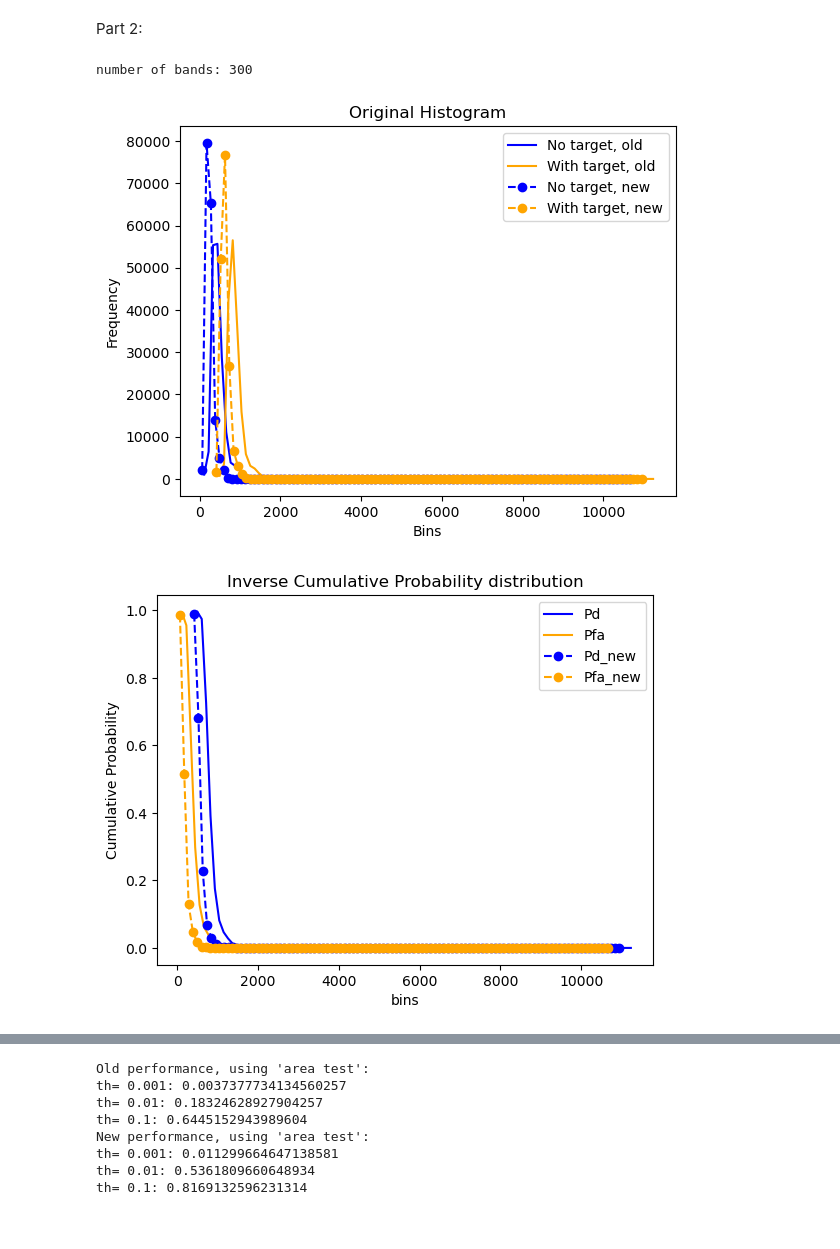
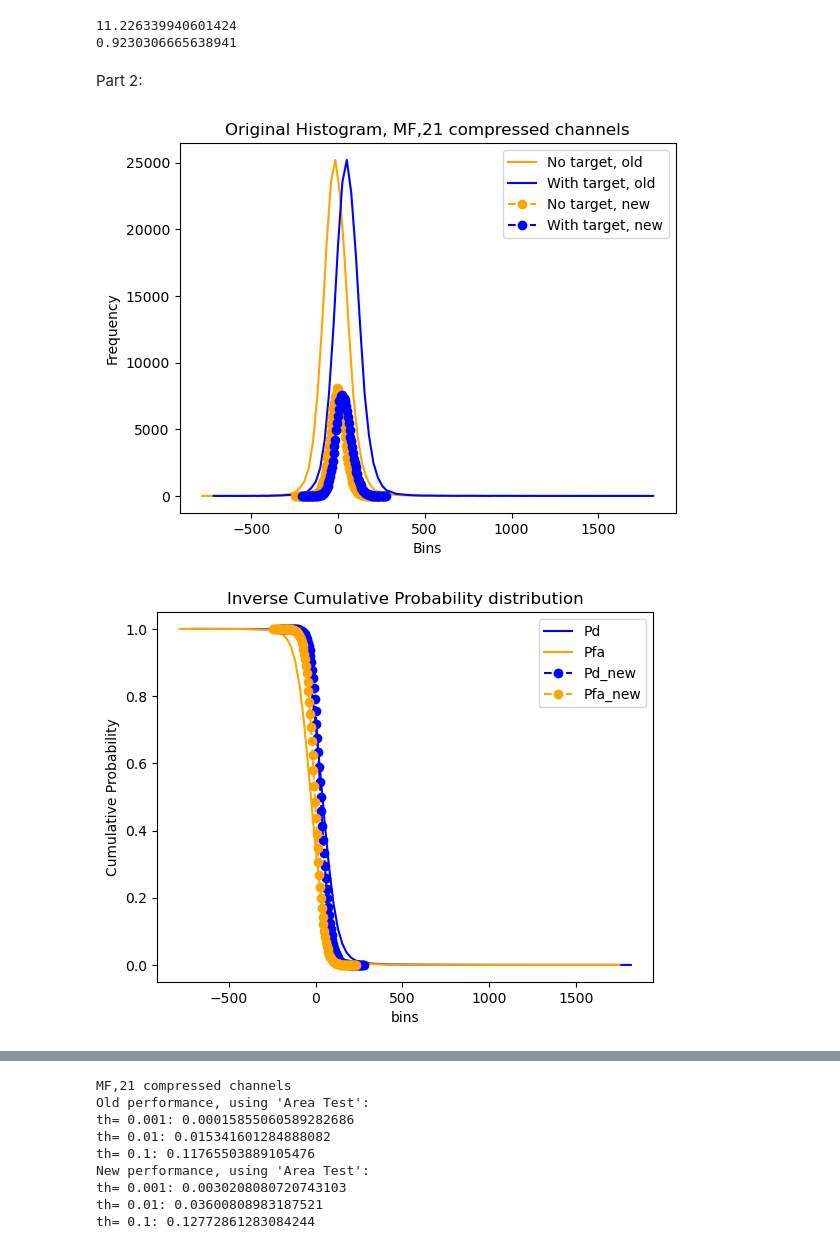
Before and after one commit to mazyaniv/Image-Processing, a Jupyter notebook: main.ipynb, the cells around one changed output, grey strips where cells are left out. Drawn from its saved outputs; the diff is of its cells as text; code cells hidden in the pictures.

```diff
--- a/main.ipynb
+++ b/main.ipynb
@@ -114,3 +120,9 @@ the ratio between the histogram of this channel to the histogram of the last cha
+# %%
+print(np.std(final_cube[:,:,0].flatten()))
+print(np.std(final_cube[:,:,-1].flatten()))
+# %% [output]
+11.226339940601424
+0.9230306665638941
 # %% [markdown]
 Part 2:
 # %%
@@ -187,12 +259,18 @@ Pfa_new = 1 - (np.cumsum(NT_val_new) / np.sum(
 # %%
-print("number of bands:", number_of_bands)
+Pd = 1 - (np.cumsum(WT_val) / np.sum(WT_val))
+Pfa = 1 - (np.cumsum(NT_val) / np.sum(NT_val))
+Pd_new = 1 - (np.cumsum(WT_val_new) / np.sum(WT_val_new))
+Pfa_new = 1 - (np.cumsum(NT_val_new) / np.sum(NT_val_new))
 
-plt.plot(NT_bins[:-1], NT_val,color='blue', label='No target, old')
-plt.plot(WT_bins[:-1], WT_val,color='orange', label='With target, old')
-plt.plot(NT_bins_new[:-1], NT_val_new,color='blue', label='No target, new',marker="o",linestyle='--')
-plt.plot(WT_bins_new[:-1], WT_val_new,color='orange' ,label='With target, new',marker="o",linestyle='--')
-plt.title('Original Histogram')
+plt.plot(NT_bins[:-1], NT_val,color='orange', label='No target, old')
+plt.plot(WT_bins[:-1], WT_val,color='blue', label='With target, old')
+plt.plot(NT_bins_new[:-1], NT_val_new,color='orange', label='No target, new',marker="o",linestyle='--')
+plt.plot(WT_bins_new[:-1], WT_val_new,color='blue' ,label='With target, new',marker="o",linestyle='--')
 plt.xlabel("Bins")
+if RX:
+    plt.title("Original Histogram, {},P={},{} compressed channels".format(ALG,p,number_of_bands))
+    plt.xlim(-100, 1600)
+plt.title("Original Histogram, {},{} compressed channels".format(ALG,number_of_bands))
 plt.ylabel('Frequency')
 plt.legend()
 plt.show()
@@ -208,49 +286,49 @@ plt.legend()
 plt.show()
 
 th = 0.1
-index = max(100 - np.argmax(WT_bins > NT_bins[-1]), np.argmax(NT_bins > WT_bins[0]))
+index = max(bins_num - np.argmax(WT_bins > NT_bins[-1]), np.argmax(NT_bins > WT_bins[0]))
 Pd = np.pad(Pd, (index, 0), mode='constant', constant_values=(1, 1))
 Pfa = np.pad(Pfa, (0, index), mode='constant', constant_values=(0, 0))
 Pd = np.flip(Pd)
 Pfa = np.flip(Pfa)
 
-index_new = max(100 - np.argmax(WT_bins_new > NT_bins_new[-1]), np.argmax(NT_bins_new > WT_bins_new[0]))
+index_new = max(bins_num - np.argmax(WT_bins_new > NT_bins_new[-1]), np.argmax(NT_bins_new > WT_bins_new[0]))
 Pd_new = np.pad(Pd_new, (index_new, 0), mode='constant', constant_values=(1, 1))
 Pfa_new = np.pad(Pfa_new, (0, index_new), mode='constant', constant_values=(0, 0))
 Pd_new = np.flip(Pd_new)
 Pfa_new = np.flip(Pfa_new)
 
-plt.title('ROC Curve')
+plt.title('ROC Curve, {}, {} compressed channels'.format(ALG,number_of_bands))
 plt.plot(Pfa, Pd, label='Original')
 plt.plot(Pfa_new, Pd_new,label='New')
 plt.plot([0, th], [0, th], '--')
 plt.xlim(0, th)
 plt.legend(['Original', 'New'])
 plt.show()
 
 from scipy.integrate import trapz
 def area(th):
     cond = np.where(Pfa > th)[0][0]
     Pd_mask = Pd.copy()
     Pd_mask[cond:] = 0
     A = trapz(Pd_mask, Pfa)
     return (A - 0.5 * pow(th, 2)) / (th - 0.5 * pow(th, 2))
-print("Old performance, using 'area test':")
+print("{},{} compressed channels".format(ALG,number_of_bands))
+print("Old performance, using 'Area Test':")
 print("th= 0.001:", area(0.001))
 print("th= 0.01:", area(0.01))
 print("th= 0.1:", area(0.1))
 
 def area_new(th):
     cond_new = np.where(Pfa_new > th)[0][0]
     Pd_mask_new = Pd_new.copy()
     Pd_mask_new[cond_new:] = 0
-    A_new = trapz(Pd_mask_new, Pfa_new)
+    A_new = trapz(Pd_mask_new, Pfa_new) #TODO
     return (A_new - 0.5 * pow(th, 2)) / (th - 0.5 * pow(th, 2))
-print("New performance, using 'area test':")
+print("New performance, using 'Area Test':")
 print("th= 0.001:", area_new(0.001))
 print("th= 0.01:", area_new(0.01))
 print("th= 0.1:", area_new(0.1))
 # %% [output]
-number of bands: 300
-[figure, old version]
+[figure, new version]
-[figure, old version]
+[figure, new version]
@@ -258,8 +336,9 @@ number of bands: 300
-Old performance, using 'area test':
-th= 0.001: 0.0037377734134560257
-th= 0.01: 0.18324628927904257
-th= 0.1: 0.6445152943989604
-New performance, using 'area test':
-th= 0.001: 0.011299664647138581
-th= 0.01: 0.5361809660648934
-th= 0.1: 0.8169132596231314
+MF,21 compressed channels
+Old performance, using 'Area Test':
+th= 0.001: 0.00015855060589282686
+th= 0.01: 0.015341601284888082
+th= 0.1: 0.11765503889105476
+New performance, using 'Area Test':
+th= 0.001: 0.0030208080720743103
+th= 0.01: 0.03600808983187521
+th= 0.1: 0.12772861283084244
```
Also changed, not shown: parts of 19 cells of this notebook.
